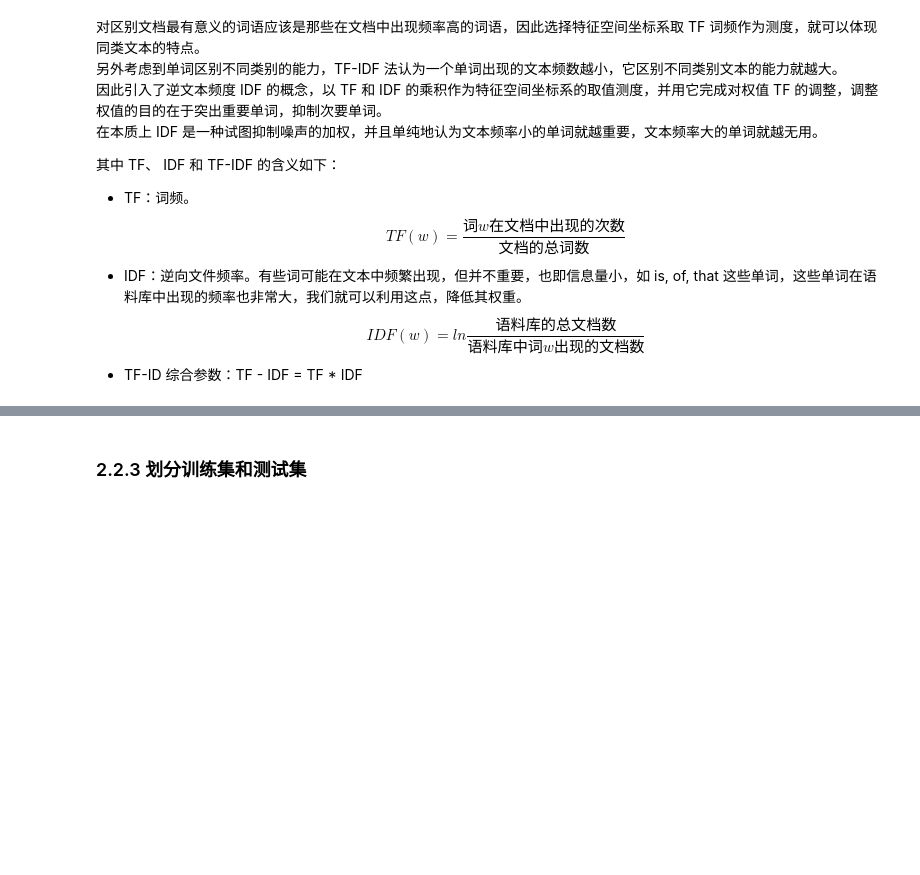
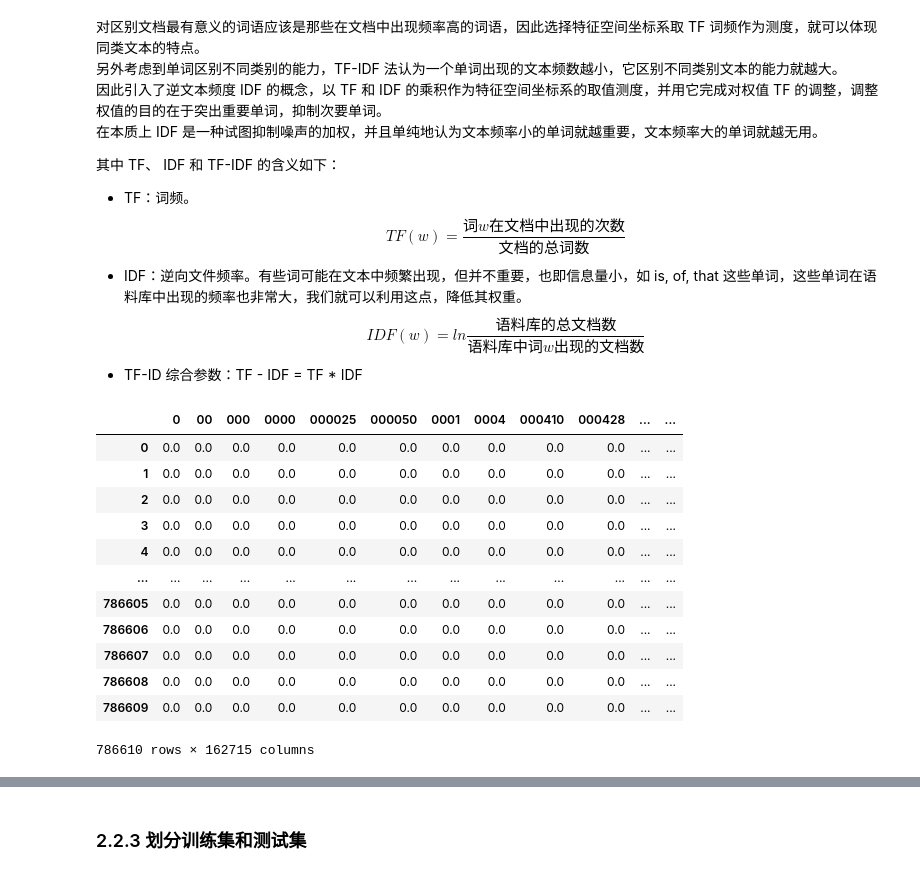
Before and after one commit to Absurdaaa/NKU_CS_courses, a Jupyter notebook: 人工智能导论/lab3垃圾短信识别/code/main.ipynb, the cells around one changed output, grey strips where cells are left out. Drawn from its saved outputs; the diff is of its cells as text; code cells hidden in the pictures; blank space fills up the shorter version.

```diff
--- a/人工智能导论/lab3垃圾短信识别/code/main.ipynb
+++ b/人工智能导论/lab3垃圾短信识别/code/main.ipynb
@@ -133,10 +161,28 @@ $$IDF(w) = ln \frac{语料库的总文档数}{语料库中词 w 出现的文档
 # %%
 # 导入 TfidfVectorizer
 from sklearn.feature_extraction.text import TfidfVectorizer
-tfidf = TfidfVectorizer()
+tfidf = TfidfVectorizer(
+        token_pattern=r"(?u)\b\w+\b",
+        stop_words=stopwords,
+        min_df=2,                 # 忽略低频词
+        )
 # 在训练数据上拟合并将其转为为 tfidf 的稀疏矩阵形式
-simple_train_dtm = tfidf.fit_transform(simple_train)
+simple_train_dtm = tfidf.fit_transform(sms.msg_new)
 # 将稀疏矩阵转为一般矩阵
 simple_train_dtm.toarray()
 # 结合词汇表和转为得到的矩阵来直观查看内容
-pd.DataFrame(simple_train_dtm.toarray(), columns=tfidf.get_feature_names())
+pd.DataFrame(simple_train_dtm.toarray(), columns=tfidf.get_feature_names_out())
+# %% [output]
+|  | 0 | 00 | 000 | 0000 | 000025 | 000050 | 0001 | 0004 | 000410 | 000428 | ... | ... |
+| 0 | 0.0 | 0.0 | 0.0 | 0.0 | 0.0 | 0.0 | 0.0 | 0.0 | 0.0 | 0.0 | ... | ... |
+| 1 | 0.0 | 0.0 | 0.0 | 0.0 | 0.0 | 0.0 | 0.0 | 0.0 | 0.0 | 0.0 | ... | ... |
+| 2 | 0.0 | 0.0 | 0.0 | 0.0 | 0.0 | 0.0 | 0.0 | 0.0 | 0.0 | 0.0 | ... | ... |
+| 3 | 0.0 | 0.0 | 0.0 | 0.0 | 0.0 | 0.0 | 0.0 | 0.0 | 0.0 | 0.0 | ... | ... |
+| 4 | 0.0 | 0.0 | 0.0 | 0.0 | 0.0 | 0.0 | 0.0 | 0.0 | 0.0 | 0.0 | ... | ... |
+| ... | ... | ... | ... | ... | ... | ... | ... | ... | ... | ... | ... | ... |
+| 786605 | 0.0 | 0.0 | 0.0 | 0.0 | 0.0 | 0.0 | 0.0 | 0.0 | 0.0 | 0.0 | ... | ... |
+| 786606 | 0.0 | 0.0 | 0.0 | 0.0 | 0.0 | 0.0 | 0.0 | 0.0 | 0.0 | 0.0 | ... | ... |
+| 786607 | 0.0 | 0.0 | 0.0 | 0.0 | 0.0 | 0.0 | 0.0 | 0.0 | 0.0 | 0.0 | ... | ... |
+| 786608 | 0.0 | 0.0 | 0.0 | 0.0 | 0.0 | 0.0 | 0.0 | 0.0 | 0.0 | 0.0 | ... | ... |
+| 786609 | 0.0 | 0.0 | 0.0 | 0.0 | 0.0 | 0.0 | 0.0 | 0.0 | 0.0 | 0.0 | ... | ... |
+786610 rows × 162715 columns
```
Also changed, not shown: parts of 29 cells of this notebook, 9 other files.
